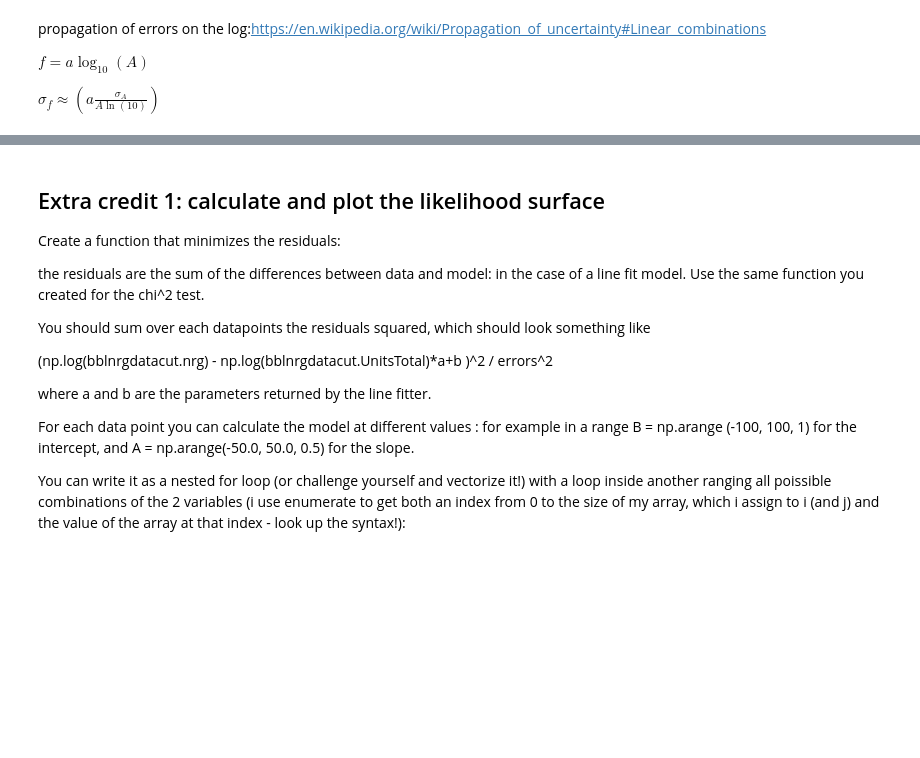
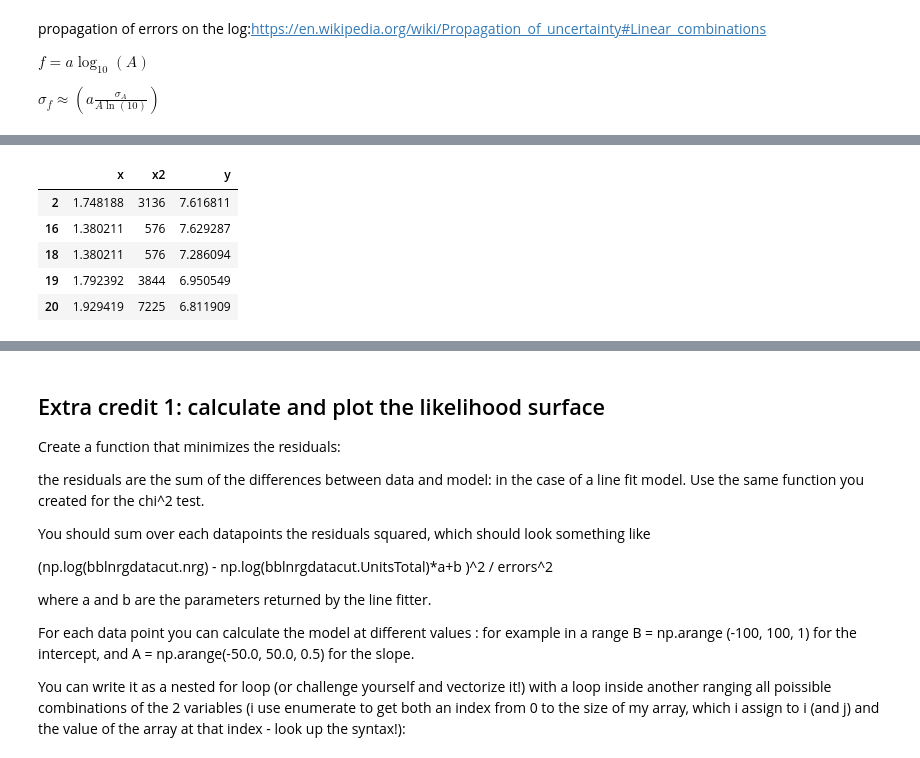
Before and after one commit to rxl204/PUI2017_pak348, a Jupyter notebook: HW6_pak348/building_nrg_instructions.ipynb, the cells around one changed output, grey strips where cells are left out. Saved outputs shown, nothing was run; the diff lists cells and outputs as text; code cells hidden in the pictures; blank space fills up the shorter version.

```diff
--- a/HW6_pak348/building_nrg_instructions.ipynb
+++ b/HW6_pak348/building_nrg_instructions.ipynb
@@ -541,0 +578,10 @@ print ("LR from statsmodels:", ...)
+# %%
+dfline = pd.DataFrame({'x':np.log10(x), 'y': np.log10(y), 'x2': dfline.x**2})
+dfline.head()
+# %% [output]
+|  | x | x2 | y |
+| 2 | 1.748188 | 3136 | 7.616811 |
+| 16 | 1.380211 | 576 | 7.629287 |
+| 18 | 1.380211 | 576 | 7.286094 |
+| 19 | 1.792392 | 3844 | 6.950549 |
+| 20 | 1.929419 | 7225 | 6.811909 |
```
Also changed, not shown: parts of 11 cells of this notebook.
